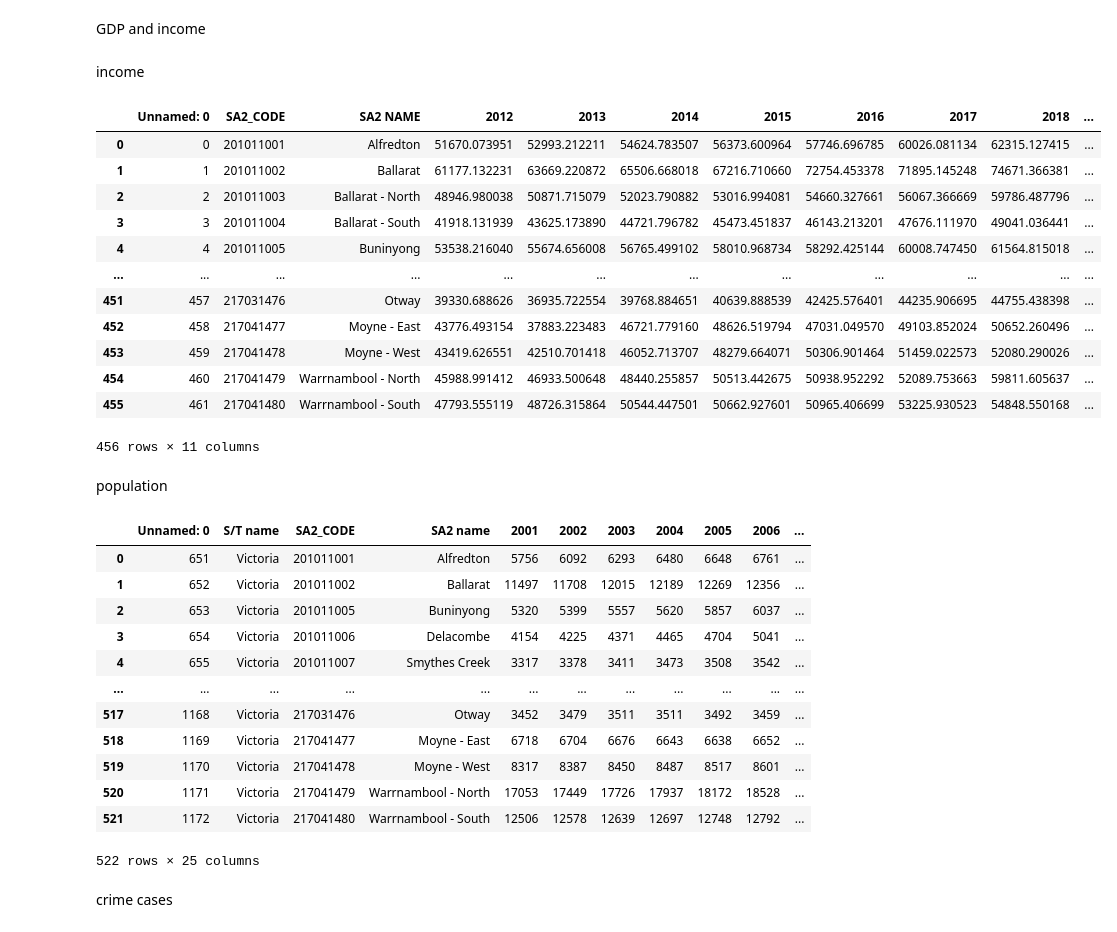
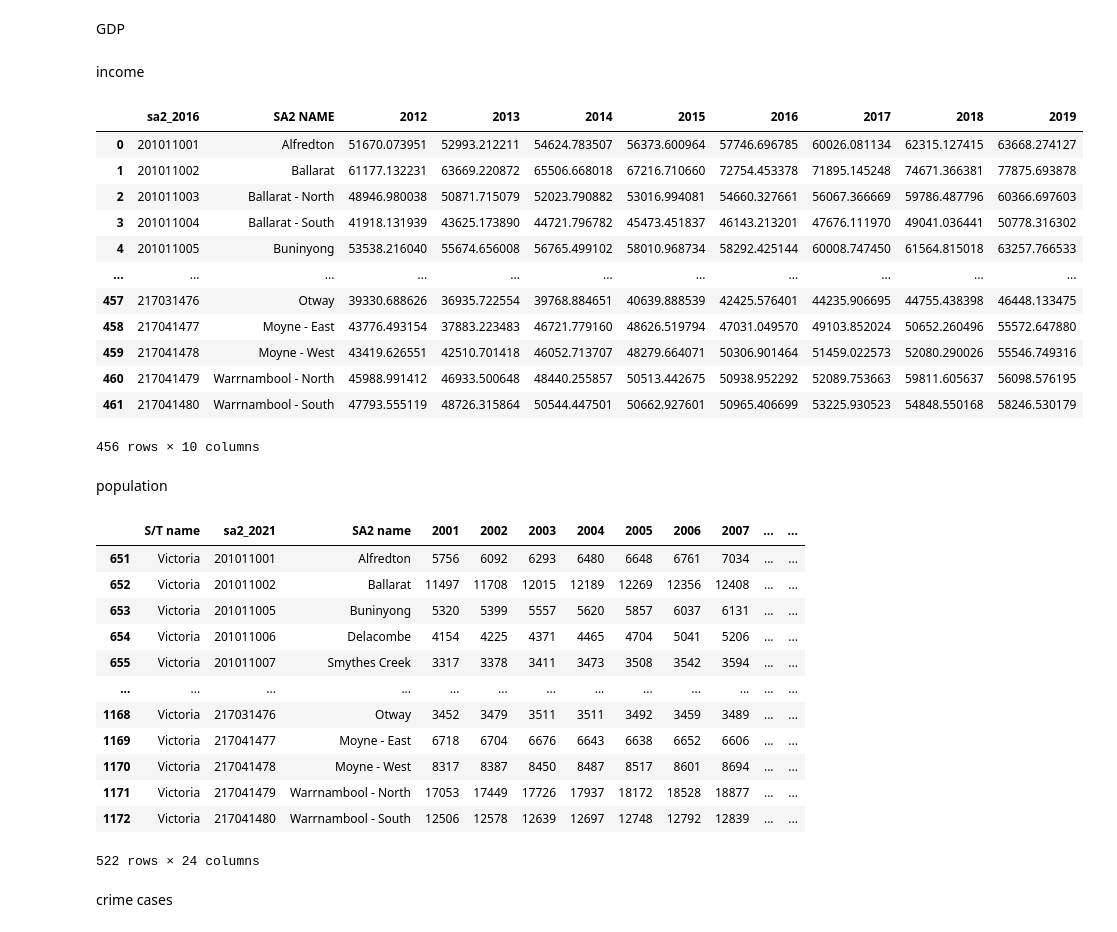
Before and after one commit to MAST30034-Applied-Data-Science/generic-real-estate-consulting-project-group-43, a Jupyter notebook: notebooks/External/external_merge.ipynb, the cells around one changed output. Saved outputs shown, nothing was run; the diff lists cells and outputs as text; code cells hidden in the pictures.

Commit message:
remerge all external data

```diff
--- a/notebooks/External/external_merge.ipynb
+++ b/notebooks/External/external_merge.ipynb
@@ -3,5 +11,5 @@ import pandas as pd
 # %% [markdown]
-GDP and income
+GDP
 # %%
 gdp_sr = pd.read_csv('../../data/curated/gdp_with_saving_rate.csv')
 # %%
@@ -30,23 +38,23 @@ for i in year:
 # %% [markdown]
 income
 # %%
-income = pd.read_csv('../../data/curated/income_per_person_sa2.csv')
-income = income.rename(columns={'SA2': 'SA2_CODE'})
+income = pd.read_csv('../../data/curated/income_per_person_sa2.csv', index_col=[0])
+income = income.rename(columns={'SA2': 'sa2_2016'})
 income
 # %% [output]
-|  | Unnamed: 0 | SA2_CODE | SA2 NAME | 2012 | 2013 | 2014 | 2015 | 2016 | 2017 | 2018 | ... |
-| 0 | 0 | 201011001 | Alfredton | 51670.073951 | 52993.212211 | 54624.783507 | 56373.600964 | 57746.696785 | 60026.081134 | 62315.127415 | ... |
-| 1 | 1 | 201011002 | Ballarat | 61177.132231 | 63669.220872 | 65506.668018 | 67216.710660 | 72754.453378 | 71895.145248 | 74671.366381 | ... |
-| 2 | 2 | 201011003 | Ballarat - North | 48946.980038 | 50871.715079 | 52023.790882 | 53016.994081 | 54660.327661 | 56067.366669 | 59786.487796 | ... |
-| 3 | 3 | 201011004 | Ballarat - South | 41918.131939 | 43625.173890 | 44721.796782 | 45473.451837 | 46143.213201 | 47676.111970 | 49041.036441 | ... |
-| 4 | 4 | 201011005 | Buninyong | 53538.216040 | 55674.656008 | 56765.499102 | 58010.968734 | 58292.425144 | 60008.747450 | 61564.815018 | ... |
-| ... | ... | ... | ... | ... | ... | ... | ... | ... | ... | ... | ... |
-| 451 | 457 | 217031476 | Otway | 39330.688626 | 36935.722554 | 39768.884651 | 40639.888539 | 42425.576401 | 44235.906695 | 44755.438398 | ... |
-| 452 | 458 | 217041477 | Moyne - East | 43776.493154 | 37883.223483 | 46721.779160 | 48626.519794 | 47031.049570 | 49103.852024 | 50652.260496 | ... |
-| 453 | 459 | 217041478 | Moyne - West | 43419.626551 | 42510.701418 | 46052.713707 | 48279.664071 | 50306.901464 | 51459.022573 | 52080.290026 | ... |
-| 454 | 460 | 217041479 | Warrnambool - North | 45988.991412 | 46933.500648 | 48440.255857 | 50513.442675 | 50938.952292 | 52089.753663 | 59811.605637 | ... |
-| 455 | 461 | 217041480 | Warrnambool - South | 47793.555119 | 48726.315864 | 50544.447501 | 50662.927601 | 50965.406699 | 53225.930523 | 54848.550168 | ... |
+|  | sa2_2016 | SA2 NAME | 2012 | 2013 | 2014 | 2015 | 2016 | 2017 | 2018 | 2019 |
+| 0 | 201011001 | Alfredton | 51670.073951 | 52993.212211 | 54624.783507 | 56373.600964 | 57746.696785 | 60026.081134 | 62315.127415 | 63668.274127 |
+| 1 | 201011002 | Ballarat | 61177.132231 | 63669.220872 | 65506.668018 | 67216.710660 | 72754.453378 | 71895.145248 | 74671.366381 | 77875.693878 |
+| 2 | 201011003 | Ballarat - North | 48946.980038 | 50871.715079 | 52023.790882 | 53016.994081 | 54660.327661 | 56067.366669 | 59786.487796 | 60366.697603 |
+| 3 | 201011004 | Ballarat - South | 41918.131939 | 43625.173890 | 44721.796782 | 45473.451837 | 46143.213201 | 47676.111970 | 49041.036441 | 50778.316302 |
+| 4 | 201011005 | Buninyong | 53538.216040 | 55674.656008 | 56765.499102 | 58010.968734 | 58292.425144 | 60008.747450 | 61564.815018 | 63257.766533 |
+| ... | ... | ... | ... | ... | ... | ... | ... | ... | ... | ... |
+| 457 | 217031476 | Otway | 39330.688626 | 36935.722554 | 39768.884651 | 40639.888539 | 42425.576401 | 44235.906695 | 44755.438398 | 46448.133475 |
+| 458 | 217041477 | Moyne - East | 43776.493154 | 37883.223483 | 46721.779160 | 48626.519794 | 47031.049570 | 49103.852024 | 50652.260496 | 55572.647880 |
+| 459 | 217041478 | Moyne - West | 43419.626551 | 42510.701418 | 46052.713707 | 48279.664071 | 50306.901464 | 51459.022573 | 52080.290026 | 55546.749316 |
+| 460 | 217041479 | Warrnambool - North | 45988.991412 | 46933.500648 | 48440.255857 | 50513.442675 | 50938.952292 | 52089.753663 | 59811.605637 | 56098.576195 |
+| 461 | 217041480 | Warrnambool - South | 47793.555119 | 48726.315864 | 50544.447501 | 50662.927601 | 50965.406699 | 53225.930523 | 54848.550168 | 58246.530179 |
-456 rows × 11 columns
+456 rows × 10 columns
 # %%
 year = [2013, 2014, 2015, 2016, 2017, 2018, 2019, 2020, 2021, 2022]
 
@@ -67,23 +75,23 @@ for i in year:
 # %% [markdown]
 population
 # %%
-population = pd.read_csv('../../data/curated/vic_population_sa2.csv')
-population = population.rename(columns={'SA2 code': 'SA2_CODE'})
+population = pd.read_csv('../../data/curated/vic_population_sa2.csv', index_col=[0])
+population = population.rename(columns={'SA2 code': 'sa2_2021'})
 population
 # %% [output]
-|  | Unnamed: 0 | S/T name | SA2_CODE | SA2 name | 2001 | 2002 | 2003 | 2004 | 2005 | 2006 | ... |
-| 0 | 651 | Victoria | 201011001 | Alfredton | 5756 | 6092 | 6293 | 6480 | 6648 | 6761 | ... |
-| 1 | 652 | Victoria | 201011002 | Ballarat | 11497 | 11708 | 12015 | 12189 | 12269 | 12356 | ... |
-| 2 | 653 | Victoria | 201011005 | Buninyong | 5320 | 5399 | 5557 | 5620 | 5857 | 6037 | ... |
-| 3 | 654 | Victoria | 201011006 | Delacombe | 4154 | 4225 | 4371 | 4465 | 4704 | 5041 | ... |
-| 4 | 655 | Victoria | 201011007 | Smythes Creek | 3317 | 3378 | 3411 | 3473 | 3508 | 3542 | ... |
-| ... | ... | ... | ... | ... | ... | ... | ... | ... | ... | ... | ... |
-| 517 | 1168 | Victoria | 217031476 | Otway | 3452 | 3479 | 3511 | 3511 | 3492 | 3459 | ... |
-| 518 | 1169 | Victoria | 217041477 | Moyne - East | 6718 | 6704 | 6676 | 6643 | 6638 | 6652 | ... |
-| 519 | 1170 | Victoria | 217041478 | Moyne - West | 8317 | 8387 | 8450 | 8487 | 8517 | 8601 | ... |
-| 520 | 1171 | Victoria | 217041479 | Warrnambool - North | 17053 | 17449 | 17726 | 17937 | 18172 | 18528 | ... |
-| 521 | 1172 | Victoria | 217041480 | Warrnambool - South | 12506 | 12578 | 12639 | 12697 | 12748 | 12792 | ... |
+|  | S/T name | sa2_2021 | SA2 name | 2001 | 2002 | 2003 | 2004 | 2005 | 2006 | 2007 | ... | ... |
+| 651 | Victoria | 201011001 | Alfredton | 5756 | 6092 | 6293 | 6480 | 6648 | 6761 | 7034 | ... | ... |
+| 652 | Victoria | 201011002 | Ballarat | 11497 | 11708 | 12015 | 12189 | 12269 | 12356 | 12408 | ... | ... |
+| 653 | Victoria | 201011005 | Buninyong | 5320 | 5399 | 5557 | 5620 | 5857 | 6037 | 6131 | ... | ... |
+| 654 | Victoria | 201011006 | Delacombe | 4154 | 4225 | 4371 | 4465 | 4704 | 5041 | 5206 | ... | ... |
+| 655 | Victoria | 201011007 | Smythes Creek | 3317 | 3378 | 3411 | 3473 | 3508 | 3542 | 3594 | ... | ... |
+| ... | ... | ... | ... | ... | ... | ... | ... | ... | ... | ... | ... | ... |
+| 1168 | Victoria | 217031476 | Otway | 3452 | 3479 | 3511 | 3511 | 3492 | 3459 | 3489 | ... | ... |
+| 1169 | Victoria | 217041477 | Moyne - East | 6718 | 6704 | 6676 | 6643 | 6638 | 6652 | 6606 | ... | ... |
+| 1170 | Victoria | 217041478 | Moyne - West | 8317 | 8387 | 8450 | 8487 | 8517 | 8601 | 8694 | ... | ... |
+| 1171 | Victoria | 217041479 | Warrnambool - North | 17053 | 17449 | 17726 | 17937 | 18172 | 18528 | 18877 | ... | ... |
+| 1172 | Victoria | 217041480 | Warrnambool - South | 12506 | 12578 | 12639 | 12697 | 12748 | 12792 | 12839 | ... | ... |
-522 rows × 25 columns
+522 rows × 24 columns
 # %%
 year = [2013, 2014, 2015, 2016, 2017, 2018, 2019, 2020, 2021, 2022]
 
```
Also changed, not shown: parts of 11 cells of this notebook, 2 other files.
